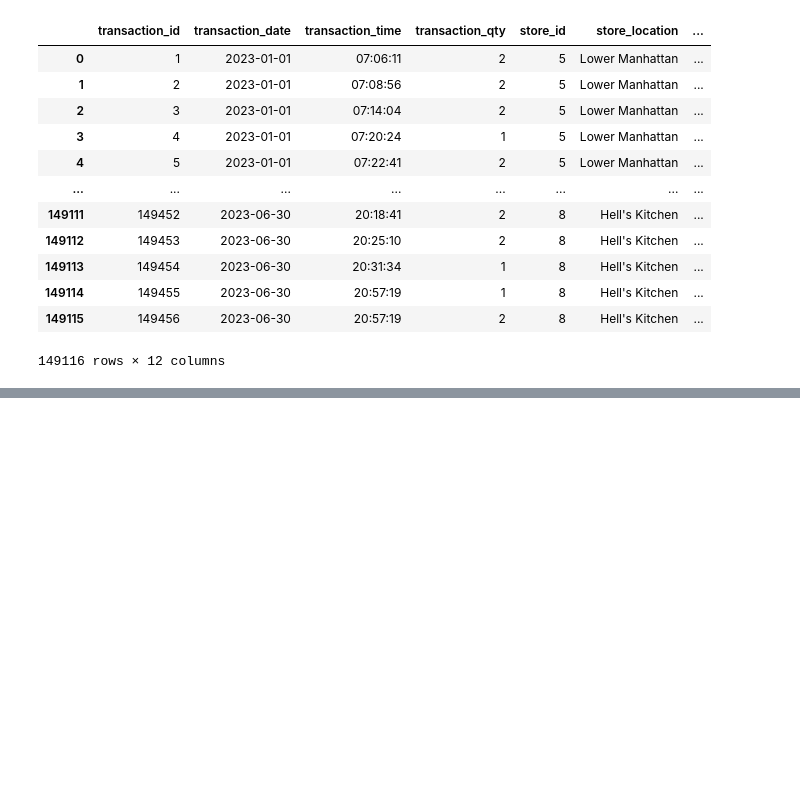
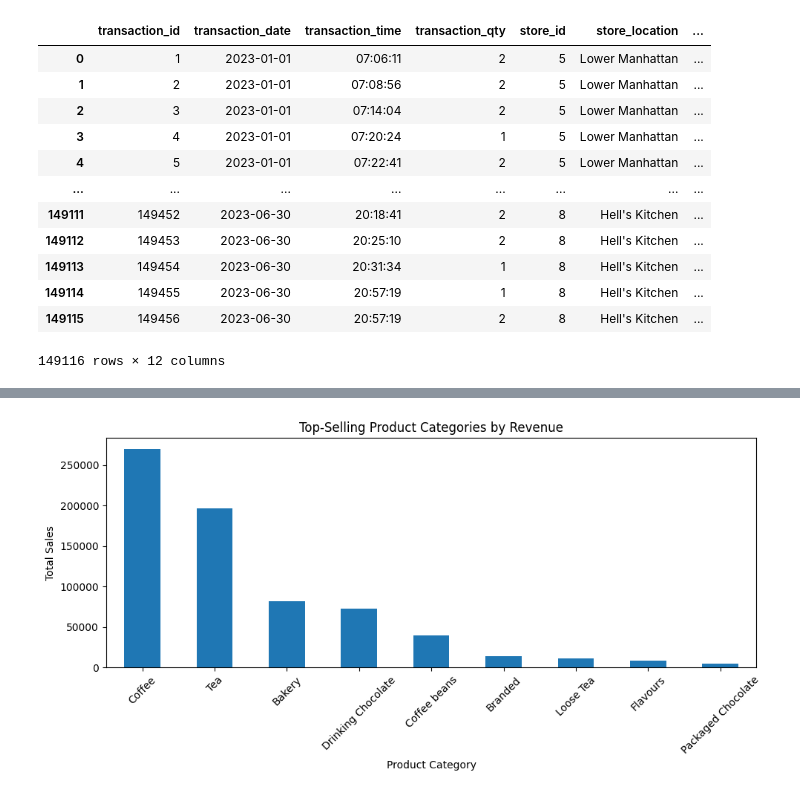
Before and after one commit to ninoekersalina/coffee_shop_sales, a Jupyter notebook: coffee_sales.ipynb, the cells around one changed output, grey strips where cells are left out. Drawn from its saved outputs; the diff is of its cells as text; code cells hidden in the pictures; blank space fills up the shorter version.

```diff
--- a/coffee_sales.ipynb
+++ b/coffee_sales.ipynb
@@ -103,0 +129,15 @@ plt.show()
+# %%
+
+
+# Group by product_category
+top_categories = df.groupby('product_category')['total_amount'].sum().sort_values(ascending=False)
+
+# Plot
+top_categories.plot(kind='bar', figsize=(10,5), title="Top-Selling Product Categories by Revenue")
+plt.ylabel("Total Sales")
+plt.xlabel("Product Category")
+plt.xticks(rotation=45)
+plt.tight_layout()
+plt.show()
+# %% [output]
+[figure, added]
```
Also changed, not shown: parts of 8 cells of this notebook.
